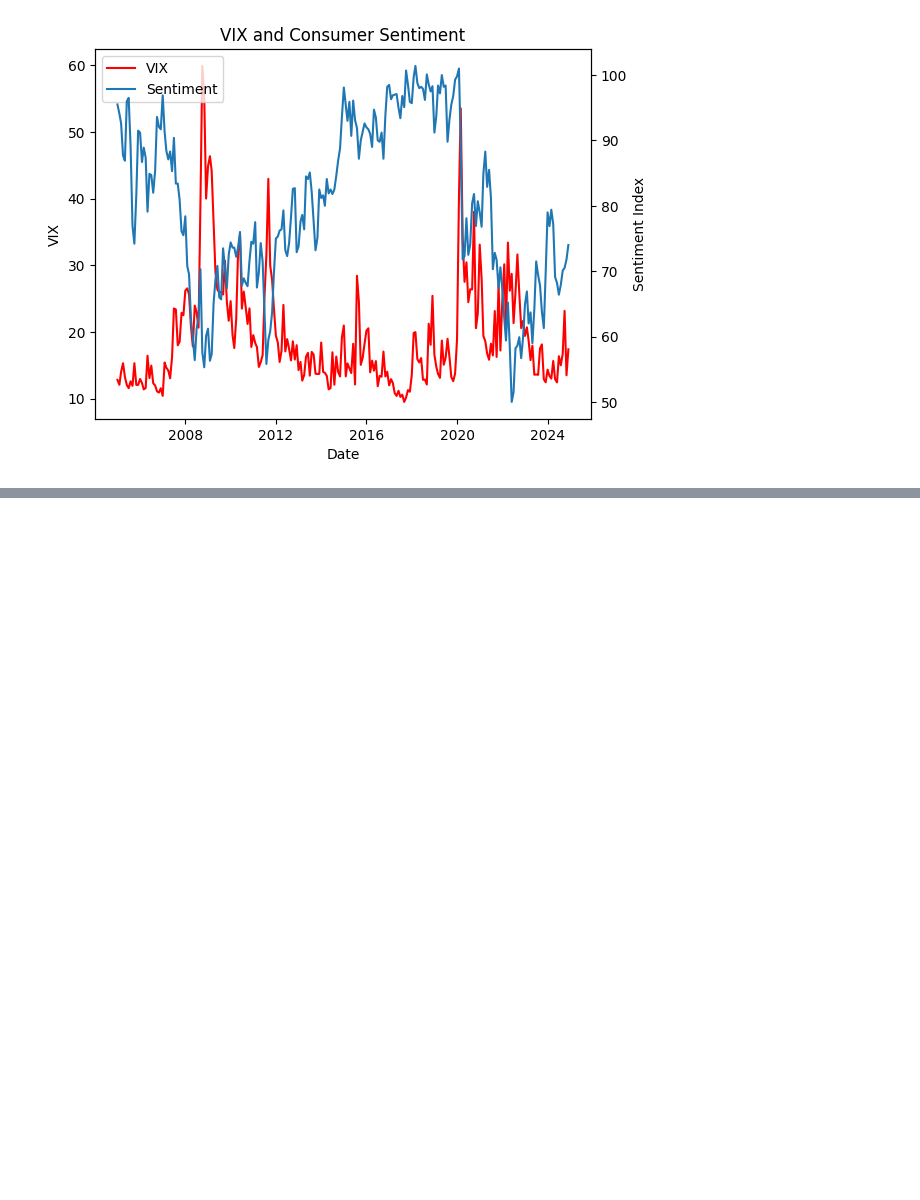
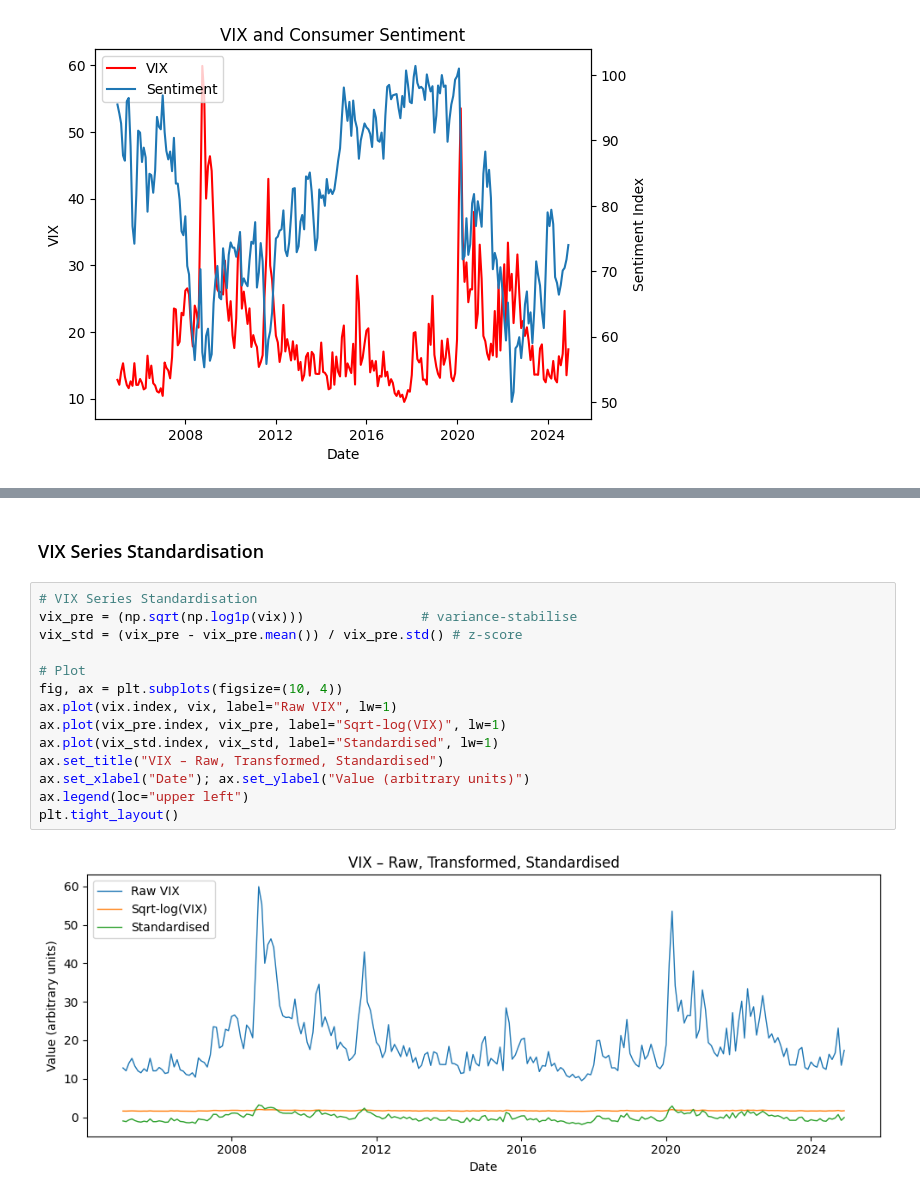
Before and after one commit to AatishDA1/ETF_TD_Forecasting, a Jupyter notebook: forecsating_models/qqq_te_forecasting_v2.ipynb, the cells around one changed output, grey strips where cells are left out. Saved outputs shown, nothing was run; the diff lists cells and outputs as text; blank space fills up the shorter version.

```diff
--- a/forecsating_models/qqq_te_forecasting.ipynb
+++ b/forecsating_models/qqq_te_forecasting_v2.ipynb
@@ -777,0 +604,18 @@ Final In/Out Sample Metrics: {'in_sample': {'R2': 0.3135144305607578, 'MAE': 0.0
+# %% [markdown]
+### VIX Series Standardisation
+# %%
+# VIX Series Standardisation
+vix_pre = (np.sqrt(np.log1p(vix)))               # variance‑stabilise
+vix_std = (vix_pre - vix_pre.mean()) / vix_pre.std() # z‑score
+
+# Plot
+fig, ax = plt.subplots(figsize=(10, 4))
+ax.plot(vix.index, vix, label="Raw VIX", lw=1)
+ax.plot(vix_pre.index, vix_pre, label="Sqrt‑log(VIX)", lw=1)
+ax.plot(vix_std.index, vix_std, label="Standardised", lw=1)
+ax.set_title("VIX – Raw, Transformed, Standardised")
+ax.set_xlabel("Date"); ax.set_ylabel("Value (arbitrary units)")
+ax.legend(loc="upper left")
+plt.tight_layout()
+# %% [output]
+[figure, added]
```
Also changed, not shown: parts of 27 cells of this notebook, 1 other file.
